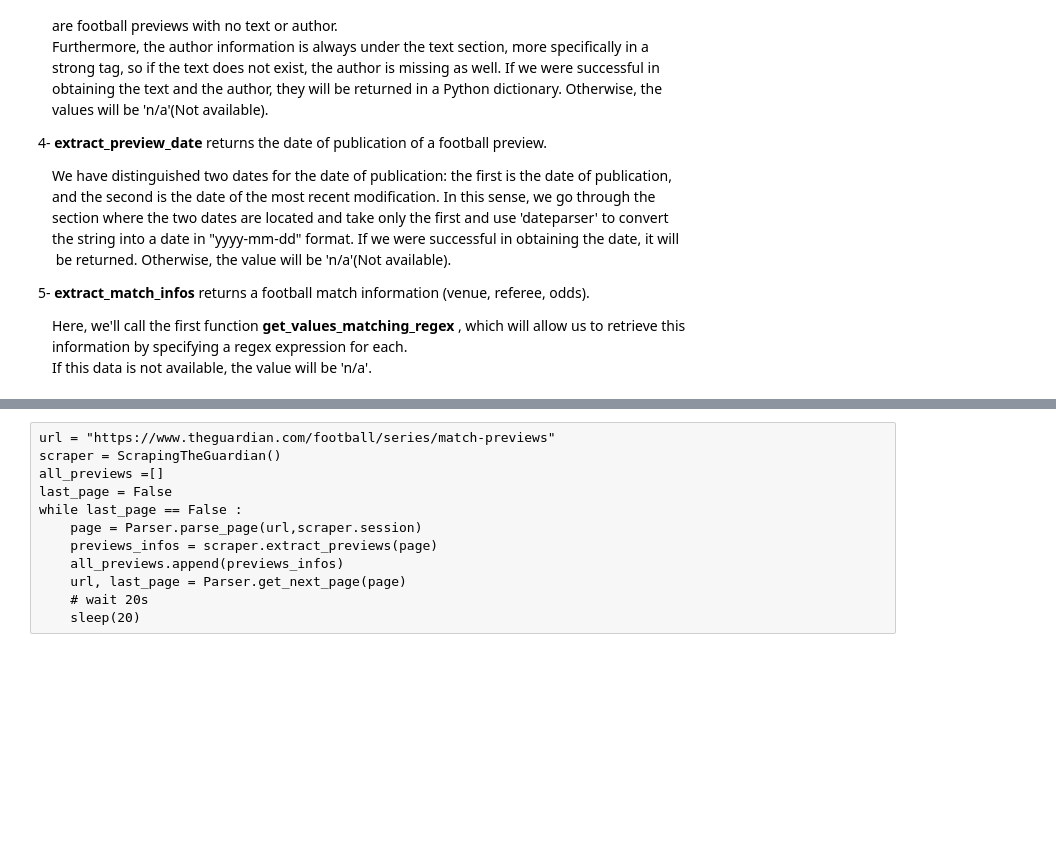
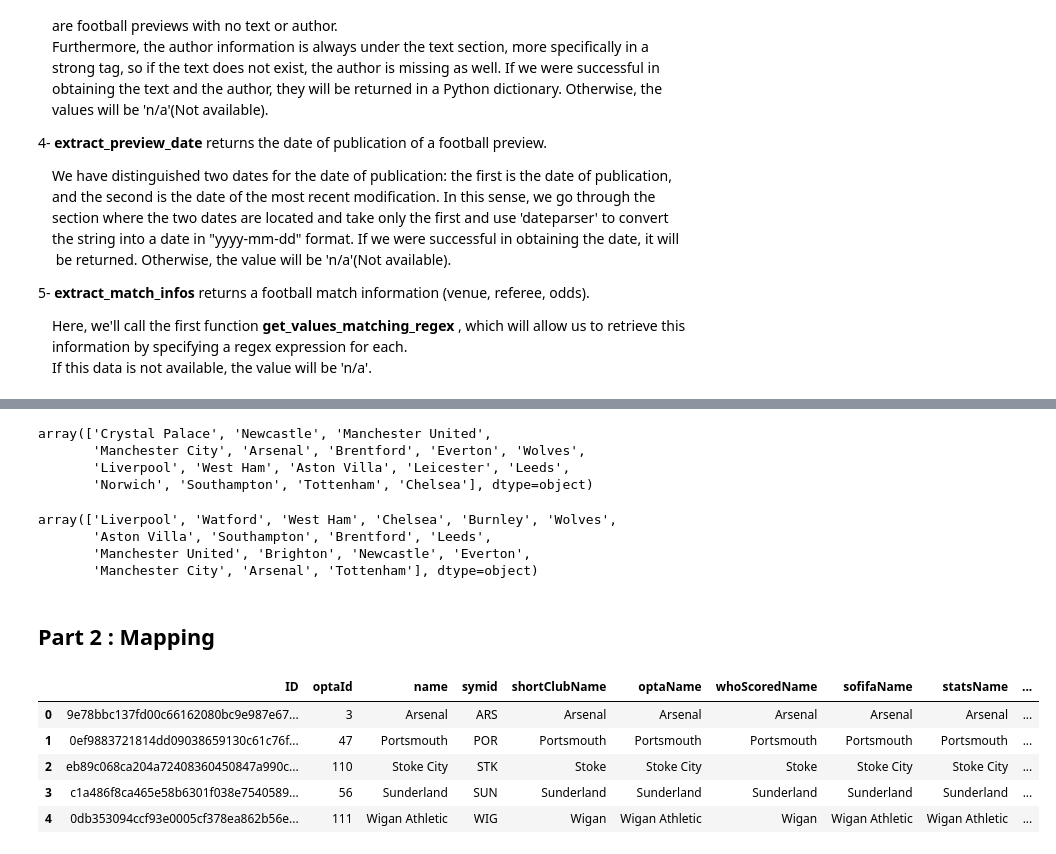
Before and after one commit to real-analytics-rd/lupPreview, a Jupyter notebook: 00_scraper.ipynb, the cells around one changed output, grey strips where cells are left out. Cells and saved outputs as stored; diff of their text form; code cells hidden in the pictures; blank space fills up the shorter version.

Commit message:
Scraper Version3

```diff
--- a/00_scraper.ipynb
+++ b/00_scraper.ipynb
@@ -730,12 +1207,14 @@ data
-# %% [raw]
-url = "https://www.theguardian.com/football/series/match-previews"
-scraper = ScrapingTheGuardian()
-all_previews =[]
-last_page = False
-while last_page == False :
-    page = Parser.parse_page(url,scraper.session)
-    previews_infos = scraper.extract_previews(page)
-    all_previews.append(previews_infos)
-    url, last_page = Parser.get_next_page(page)
-    # wait 20s
-    sleep(20)
+# %%
+data.home_team.unique()
+# %% [output]
+array(['Crystal Palace', 'Newcastle', 'Manchester United',
+       'Manchester City', 'Arsenal', 'Brentford', 'Everton', 'Wolves',
+       'Liverpool', 'West Ham', 'Aston Villa', 'Leicester', 'Leeds',
+       'Norwich', 'Southampton', 'Tottenham', 'Chelsea'], dtype=object)
+# %%
+data.away_team.unique()
+# %% [output]
+array(['Liverpool', 'Watford', 'West Ham', 'Chelsea', 'Burnley', 'Wolves',
+       'Aston Villa', 'Southampton', 'Brentford', 'Leeds',
+       'Manchester United', 'Brighton', 'Newcastle', 'Everton',
+       'Manchester City', 'Arsenal', 'Tottenham'], dtype=object)
@@ -741,0 +1223,16 @@ while last_page == False :
+# %% [markdown]
+## Part 2 : Mapping
+# %%
+# a dictionary that contains the teams and their different names.
+df_dict = pd.read_csv(".//datasets//final_data.csv")
+# extracted previews
+df_guardian = pd.read_csv(".//datasets//previews.csv")
+# %%
+df_dict.head()
+# %% [output]
+|  | ID | optaId | name | symid | shortClubName | optaName | whoScoredName | sofifaName | statsName | ... |
+| 0 | 9e78bbc137fd00c66162080bc9e987e67... | 3 | Arsenal | ARS | Arsenal | Arsenal | Arsenal | Arsenal | Arsenal | ... |
+| 1 | 0ef9883721814dd09038659130c61c76f... | 47 | Portsmouth | POR | Portsmouth | Portsmouth | Portsmouth | Portsmouth | Portsmouth | ... |
+| 2 | eb89c068ca204a72408360450847a990c... | 110 | Stoke City | STK | Stoke | Stoke City | Stoke | Stoke City | Stoke City | ... |
+| 3 | c1a486f8ca465e58b6301f038e7540589... | 56 | Sunderland | SUN | Sunderland | Sunderland | Sunderland | Sunderland | Sunderland | ... |
+| 4 | 0db353094ccf93e0005cf378ea862b56e... | 111 | Wigan Athletic | WIG | Wigan | Wigan Athletic | Wigan | Wigan Athletic | Wigan Athletic | ... |
```
Also changed, not shown: parts of 26 cells of this notebook, 30 other files.
